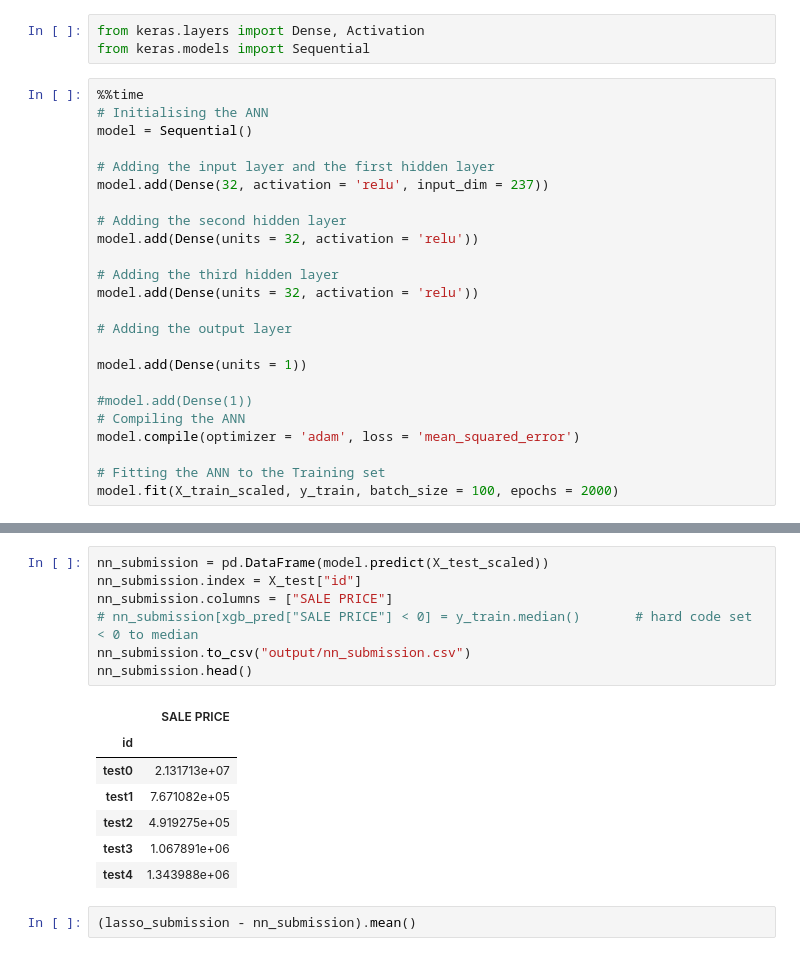
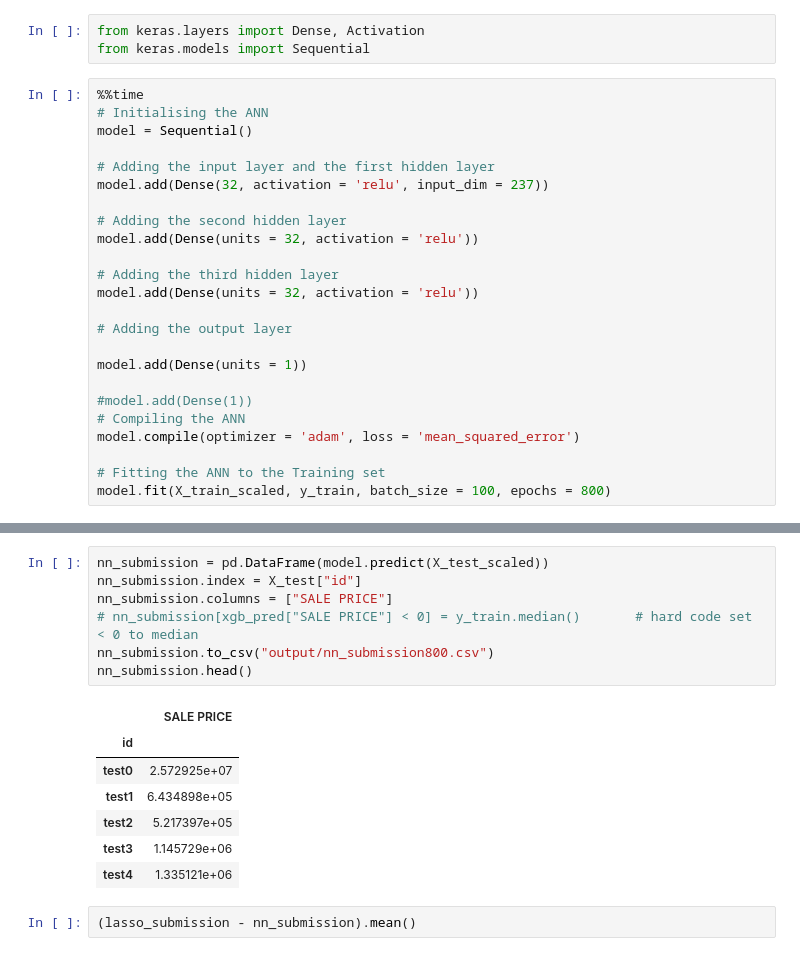
Before and after one commit to evilpegasus/Real-Estate-Price-Prediction, a Jupyter notebook: final_submission.ipynb, the cells around one changed output, grey strips where cells are left out. Drawn from its saved outputs; the diff is of its cells as text.

```diff
--- a/regression copy.ipynb
+++ b/final_submission.ipynb
@@ -542,5 +542,5 @@ model.add(Dense(units = 1))
 model.compile(optimizer = 'adam', loss = 'mean_squared_error')
 
 # Fitting the ANN to the Training set
-model.fit(X_train_scaled, y_train, batch_size = 100, epochs = 2000)
+model.fit(X_train_scaled, y_train, batch_size = 100, epochs = 800)
 # %% [output]
@@ -586,18 +594,18 @@ Wall time: 262 ms
 # %%
 nn_submission = pd.DataFrame(model.predict(X_test_scaled))
 nn_submission.index = X_test["id"]
 nn_submission.columns = ["SALE PRICE"]
 # nn_submission[xgb_pred["SALE PRICE"] < 0] = y_train.median()       # hard code set < 0 to median
-nn_submission.to_csv("output/nn_submission.csv")
+nn_submission.to_csv("output/nn_submission800.csv")
 nn_submission.head()
 # %% [output]
 |  | SALE PRICE |
 | id |  |
-| test0 | 2.131713e+07 |
-| test1 | 7.671082e+05 |
-| test2 | 4.919275e+05 |
-| test3 | 1.067891e+06 |
-| test4 | 1.343988e+06 |
+| test0 | 2.572925e+07 |
+| test1 | 6.434898e+05 |
+| test2 | 5.217397e+05 |
+| test3 | 1.145729e+06 |
+| test4 | 1.335121e+06 |
 # %%
 (lasso_submission - nn_submission).mean()
 # %% [output]
```
Also changed, not shown: parts of 6 cells of this notebook, 1 other file.
